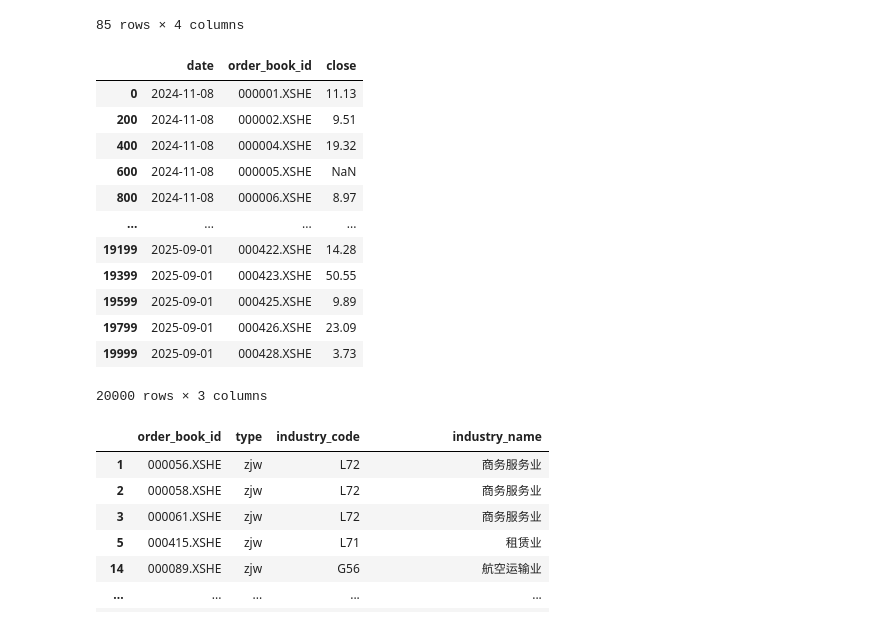
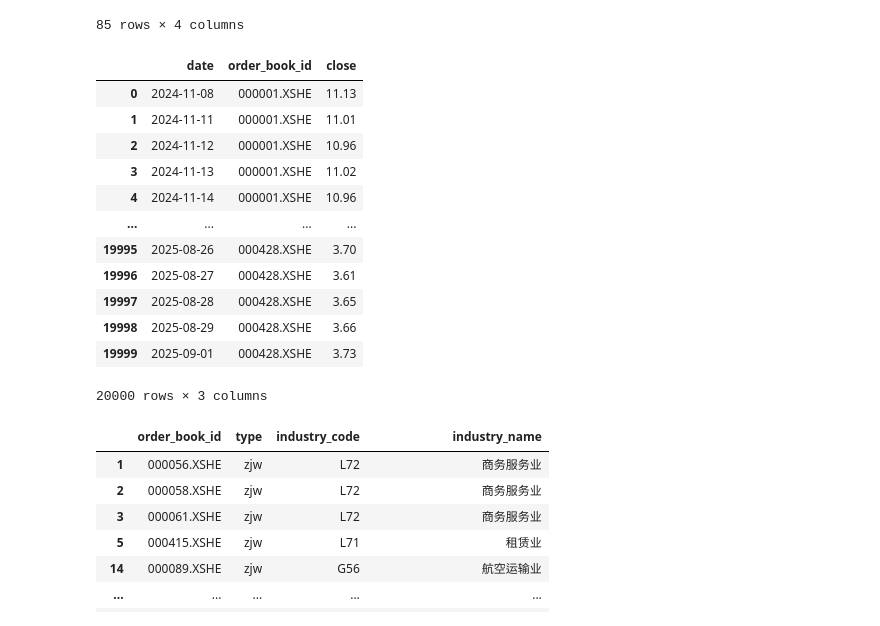
Before and after one commit to Hamalhuang/HCH_-, a Jupyter notebook: 多因子研究环境.ipynb, the cells around one changed output. Cells and saved outputs as stored; diff of their text form; code cells hidden in the pictures.

```diff
--- a/多因子研究环境.ipynb
+++ b/多因子研究环境.ipynb
@@ -112,19 +112,20 @@ factor_data = sample_data['sharpe_ratio_120'].copy()
 factor_data.index = pd.to_datetime(factor_data.index)
 factor_data = factor_data.sort_index()
 # %%
+price_data.rename(columns={'code':'order_book_id','time':'date'}, inplace=True)
 price_data
 # %% [output]
 |  | date | order_book_id | close |
 | 0 | 2024-11-08 | 000001.XSHE | 11.13 |
-| 200 | 2024-11-08 | 000002.XSHE | 9.51 |
-| 400 | 2024-11-08 | 000004.XSHE | 19.32 |
-| 600 | 2024-11-08 | 000005.XSHE | NaN |
-| 800 | 2024-11-08 | 000006.XSHE | 8.97 |
+| 1 | 2024-11-11 | 000001.XSHE | 11.01 |
+| 2 | 2024-11-12 | 000001.XSHE | 10.96 |
+| 3 | 2024-11-13 | 000001.XSHE | 11.02 |
+| 4 | 2024-11-14 | 000001.XSHE | 10.96 |
 | ... | ... | ... | ... |
-| 19199 | 2025-09-01 | 000422.XSHE | 14.28 |
-| 19399 | 2025-09-01 | 000423.XSHE | 50.55 |
-| 19599 | 2025-09-01 | 000425.XSHE | 9.89 |
-| 19799 | 2025-09-01 | 000426.XSHE | 23.09 |
+| 19995 | 2025-08-26 | 000428.XSHE | 3.70 |
+| 19996 | 2025-08-27 | 000428.XSHE | 3.61 |
+| 19997 | 2025-08-28 | 000428.XSHE | 3.65 |
+| 19998 | 2025-08-29 | 000428.XSHE | 3.66 |
 | 19999 | 2025-09-01 | 000428.XSHE | 3.73 |
 20000 rows × 3 columns
 # %%
```
Also changed, not shown: parts of 16 cells of this notebook, 2 other files.
